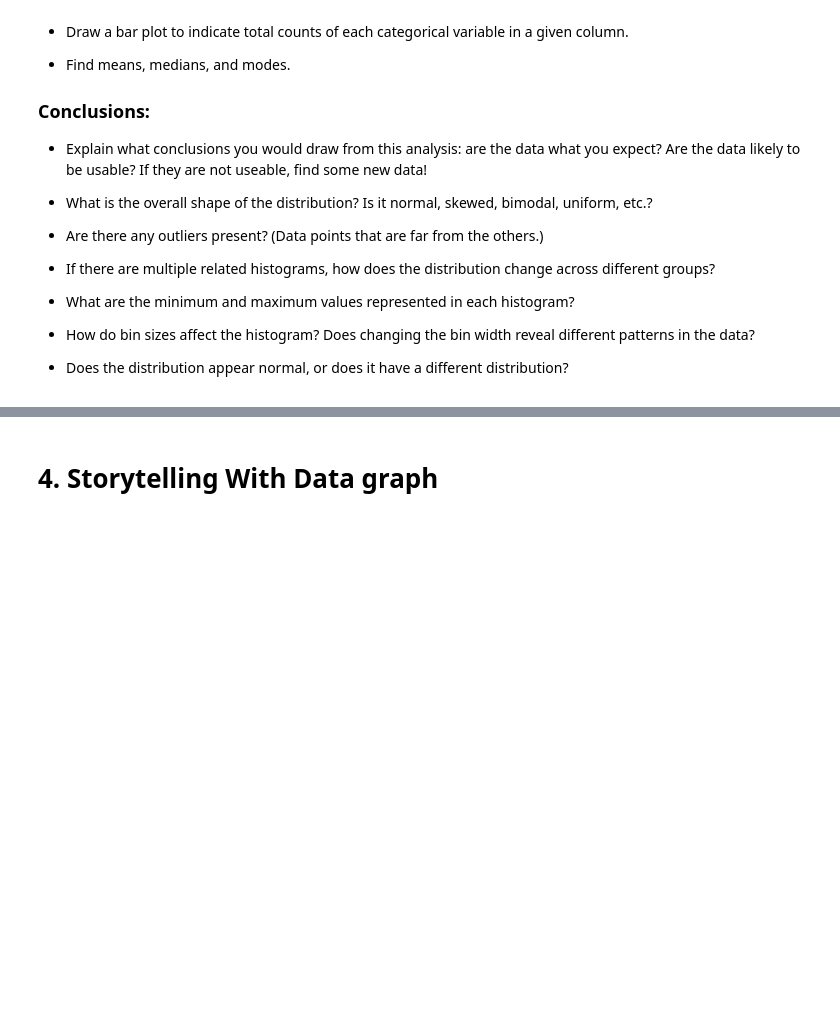
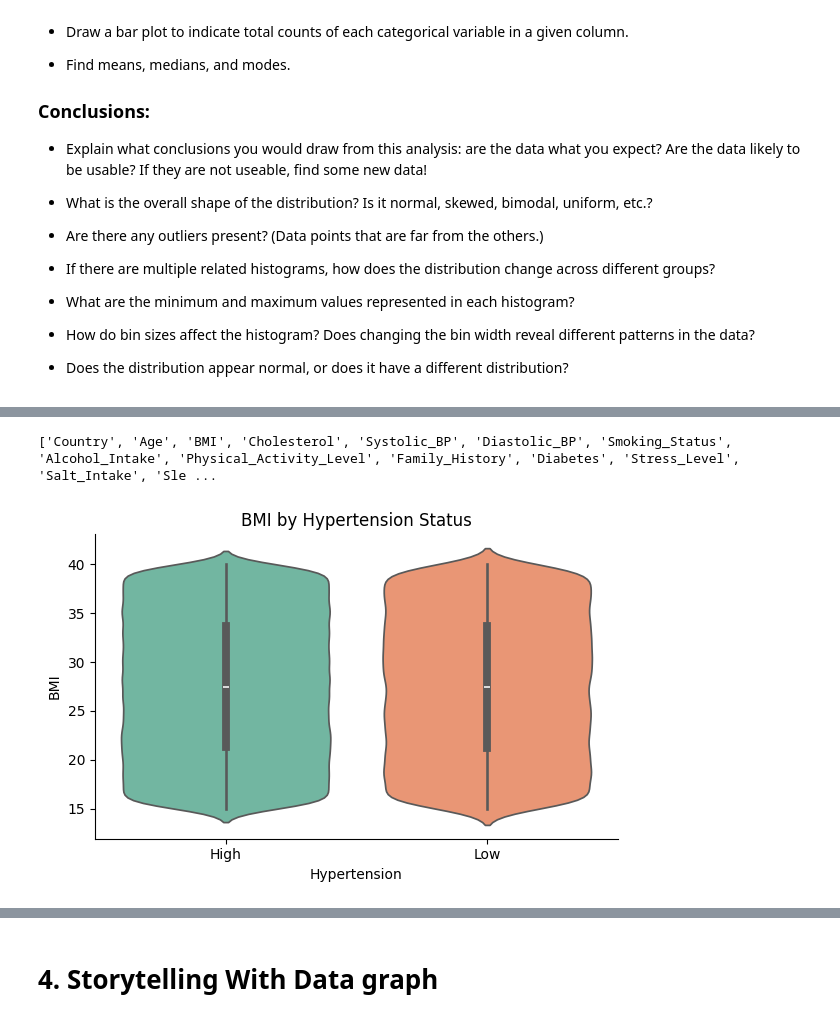
Before and after one commit to auwineza/ModB2-Week4-HW, a Jupyter notebook: OMDS-ModB2-Week4-Uwineza-Annick.ipynb, the cells around one changed output, grey strips where cells are left out. Drawn from its saved outputs; the diff is of its cells as text; code cells hidden in the pictures; blank space fills up the shorter version.

```diff
--- a/OMDS-ModB2-Week4-Uwineza-Annick.ipynb
+++ b/OMDS-ModB2-Week4-Uwineza-Annick.ipynb
@@ -92,0 +168,29 @@ This week, you will do the same types of exercises as last week, but you should
+# %%
+print(df.columns.tolist())
+df.columns = df.columns.str.strip().str.lower()
+# %% [output]
+['Country', 'Age', 'BMI', 'Cholesterol', 'Systolic_BP', 'Diastolic_BP', 'Smoking_Status', 'Alcohol_Intake', 'Physical_Activity_Level', 'Family_History', 'Diabetes', 'Stress_Level', 'Salt_Intake', 'Sle ...
+# %%
+import pandas as pd
+import seaborn as sns
+import matplotlib.pyplot as plt
+
+df = pd.read_csv('hypertension_dataset 2.csv')
+df.columns = df.columns.str.strip().str.lower()
+plt.figure(figsize=(6, 4))
+sns.violinplot(
+    x='hypertension',
+    y='bmi',
+    hue='hypertension',
+    data=df,
+    palette='Set2',
+    legend=False
+    )
+sns.despine()
+plt.title('BMI by Hypertension Status')
+plt.xlabel('Hypertension')
+plt.ylabel('BMI')
+plt.tight_layout()
+plt.show()
+# %% [output]
+[figure, added]
```
Also changed, not shown: parts of 9 cells of this notebook.
